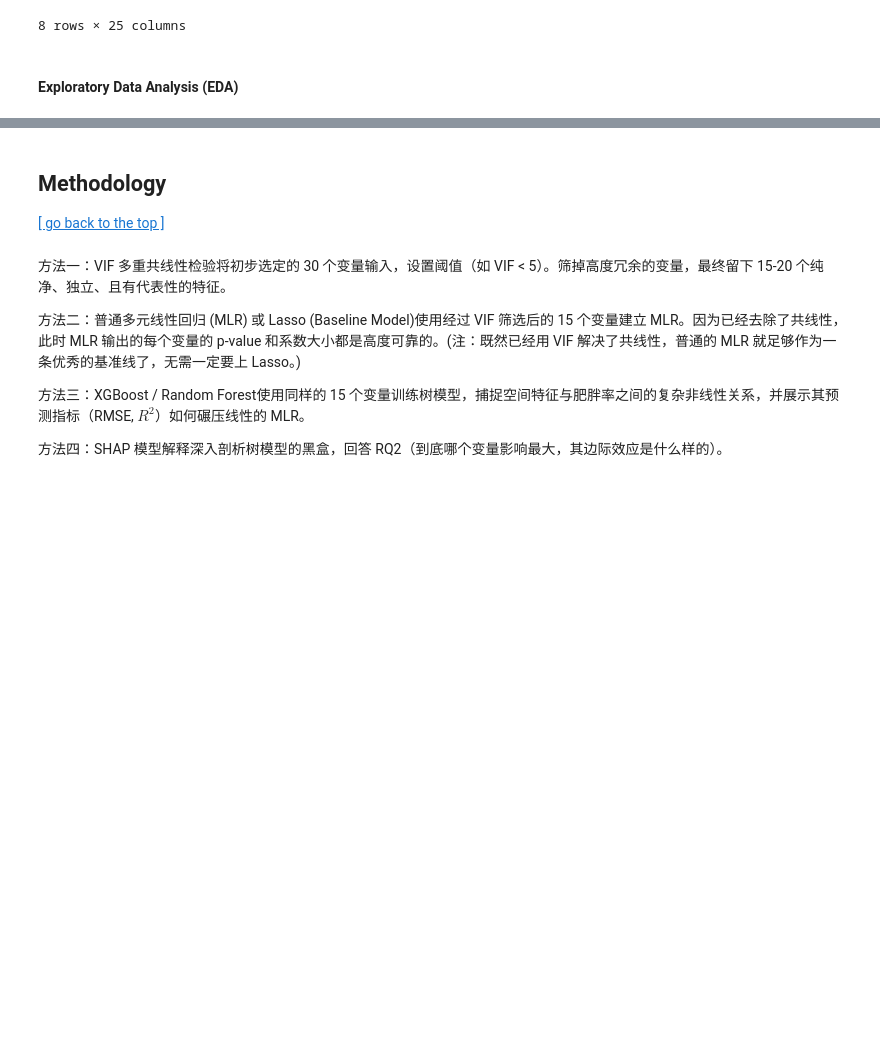
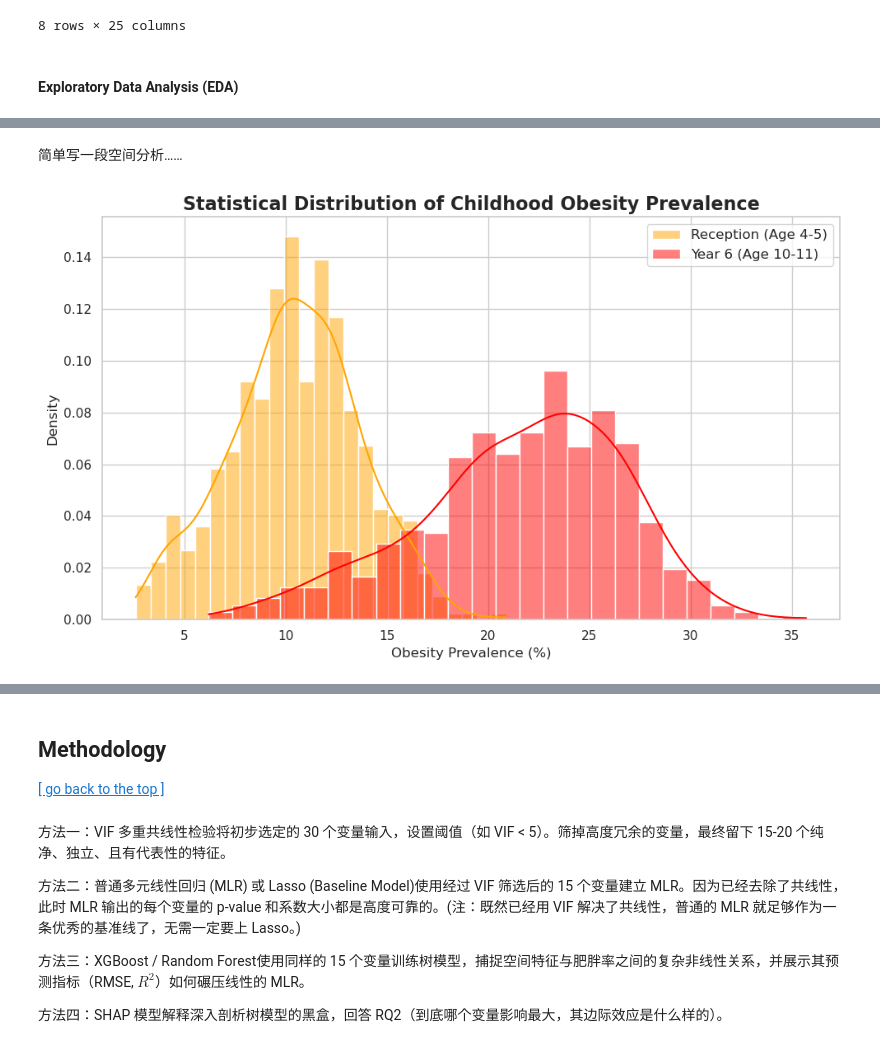
Before and after one commit to mixedmint/DSSS, a Jupyter notebook: childhood obesity.ipynb, the cells around one changed output, grey strips where cells are left out. Saved outputs shown, nothing was run; the diff lists cells and outputs as text; code cells hidden in the pictures; blank space fills up the shorter version.

```diff
--- a/childhood obesity.ipynb
+++ b/childhood obesity.ipynb
@@ -488,0 +479,47 @@ plt.show()
+# %% [markdown]
+简单写一段空间分析……
+# %%
+# Target的统计分布图
+import seaborn as sns
+
+# 设置图形大小
+plt.figure(figsize=(10, 6))
+
+# 设置全局样式（可选，让图表看起来更学术、干净）
+sns.set_theme(style="whitegrid")
+
+# 绘制 Reception 肥胖率的直方图+KDE
+sns.histplot(
+    df['Reception'],
+    kde=True,
+    color='orange',
+    label='Reception (Age 4-5)',
+    stat='density', # 设为密度而不是频数，方便两个变量在同一个 Y 轴对比
+    alpha=0.5,      # 透明度
+    bins=25
+)
+
+# 绘制 Year 6 肥胖率的直方图+KDE
+sns.histplot(
+    df['Year 6'],
+    kde=True,
+    color='red',
+    label='Year 6 (Age 10-11)',
+    stat='density',
+    alpha=0.5,
+    bins=25
+)
+
+# 添加图表标题和坐标轴标签
+plt.title('Statistical Distribution of Childhood Obesity Prevalence', fontsize=16, fontweight='bold')
+plt.xlabel('Obesity Prevalence (%)', fontsize=12)
+plt.ylabel('Density', fontsize=12)
+
+# 显示图例
+plt.legend(fontsize=12)
+
+# 自动调整布局并显示
+plt.tight_layout()
+plt.show()
+# %% [output]
+[figure, added]
```
Also changed, not shown: parts of 23 cells of this notebook, 2 other files.
